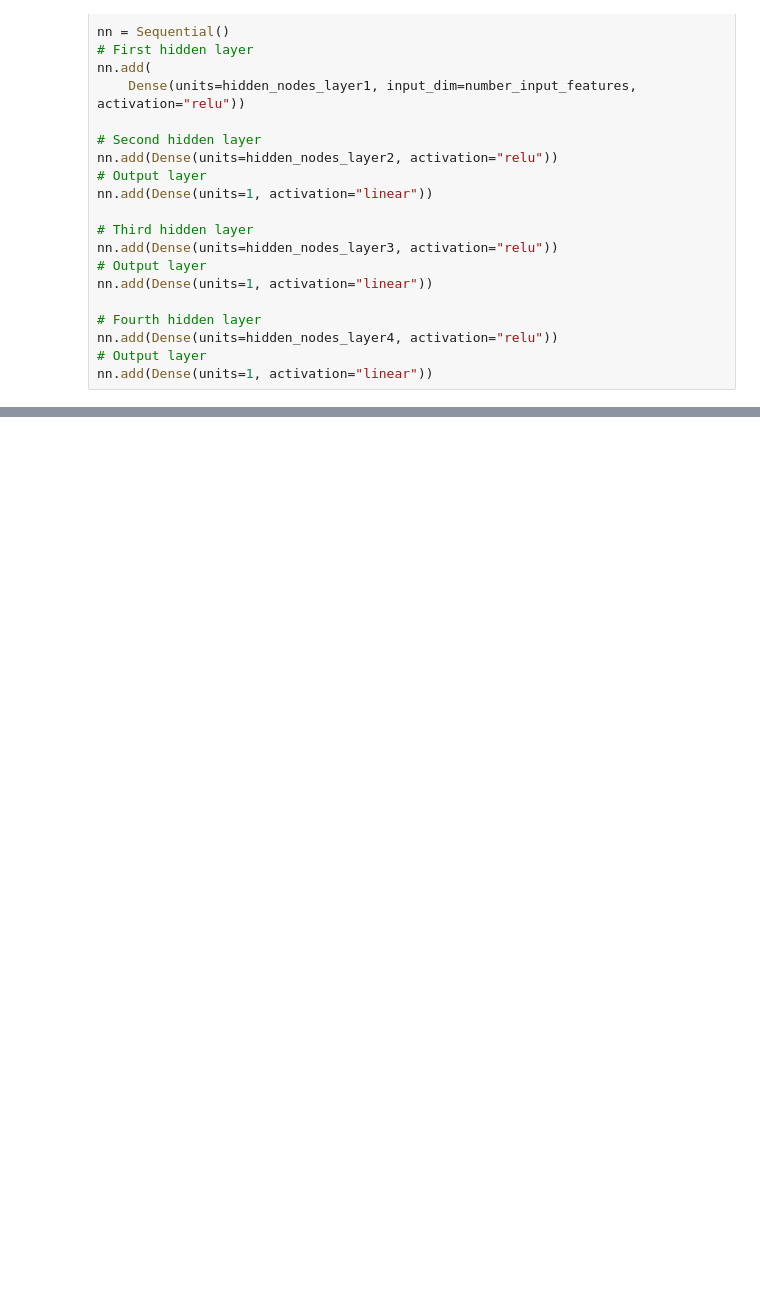
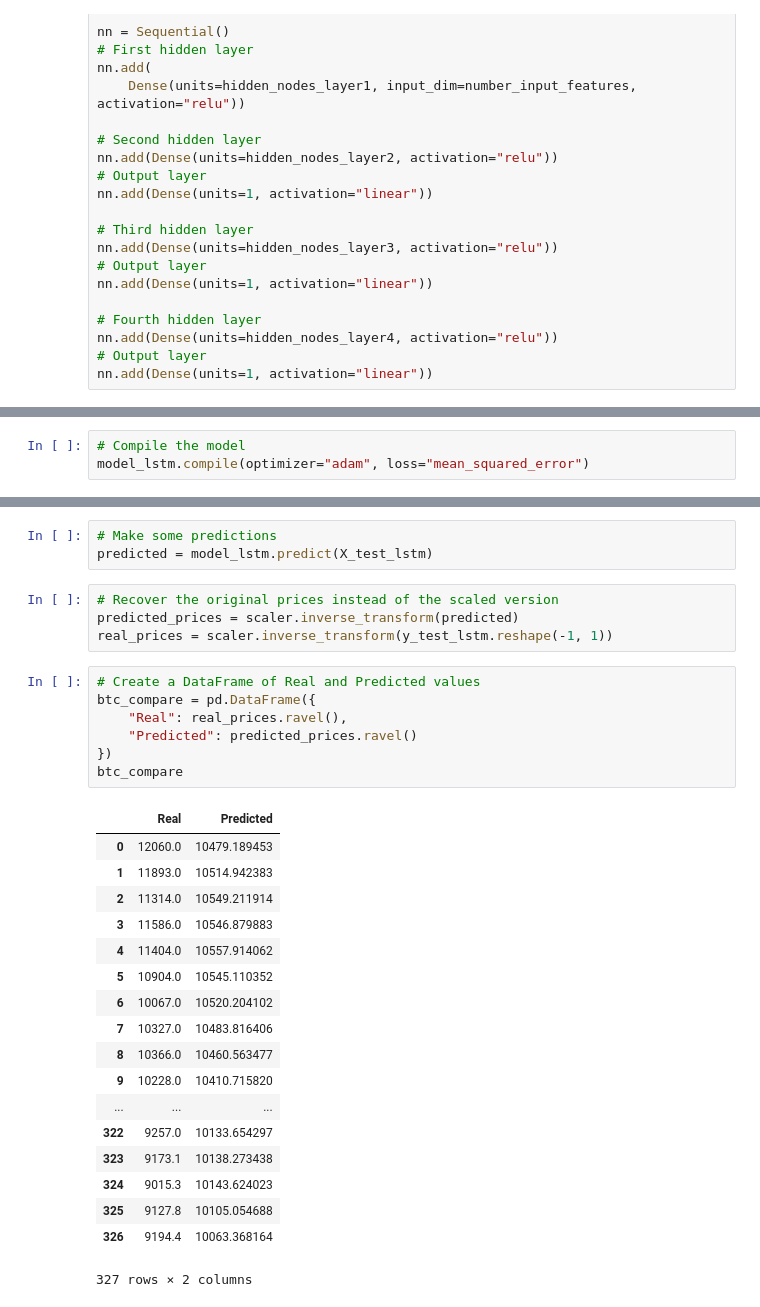
Before and after one commit to HendersonRichardK/Project2, a Jupyter notebook: 2_deep_learning.ipynb, the cells around one changed output, grey strips where cells are left out. Cells and saved outputs as stored; diff of their text form; blank space fills up the shorter version.

```diff
--- a/2_deep_learning.ipynb
+++ b/2_deep_learning.ipynb
@@ -204,0 +342,3 @@ plt.show()
+# %%
+# Compile the model
+model_lstm.compile(optimizer="adam", loss="mean_squared_error")
@@ -204,0 +394,33 @@ plt.show()
+# %%
+# Make some predictions
+predicted = model_lstm.predict(X_test_lstm)
+# %%
+# Recover the original prices instead of the scaled version
+predicted_prices = scaler.inverse_transform(predicted)
+real_prices = scaler.inverse_transform(y_test_lstm.reshape(-1, 1))
+# %%
+# Create a DataFrame of Real and Predicted values
+btc_compare = pd.DataFrame({
+    "Real": real_prices.ravel(),
+    "Predicted": predicted_prices.ravel()
+})
+btc_compare
+# %% [output]
+|  | Real | Predicted |
+| 0 | 12060.0 | 10479.189453 |
+| 1 | 11893.0 | 10514.942383 |
+| 2 | 11314.0 | 10549.211914 |
+| 3 | 11586.0 | 10546.879883 |
+| 4 | 11404.0 | 10557.914062 |
+| 5 | 10904.0 | 10545.110352 |
+| 6 | 10067.0 | 10520.204102 |
+| 7 | 10327.0 | 10483.816406 |
+| 8 | 10366.0 | 10460.563477 |
+| 9 | 10228.0 | 10410.715820 |
+| ... | ... | ... |
+| 322 | 9257.0 | 10133.654297 |
+| 323 | 9173.1 | 10138.273438 |
+| 324 | 9015.3 | 10143.624023 |
+| 325 | 9127.8 | 10105.054688 |
+| 326 | 9194.4 | 10063.368164 |
+327 rows × 2 columns
```
Also changed, not shown: parts of 27 cells of this notebook, 2 other files.
